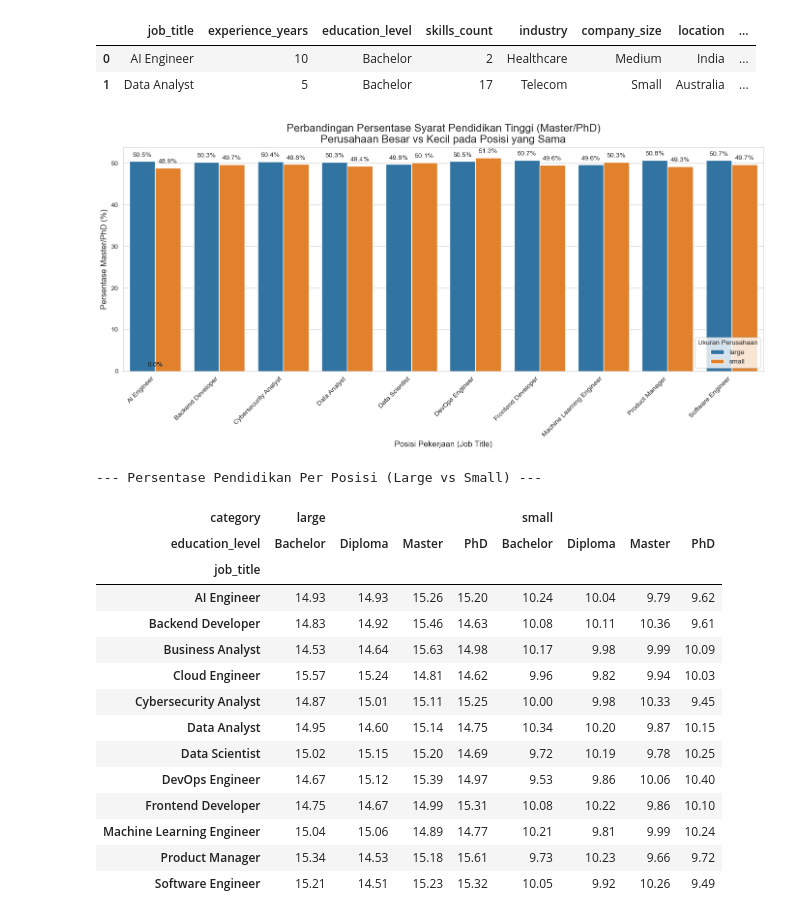
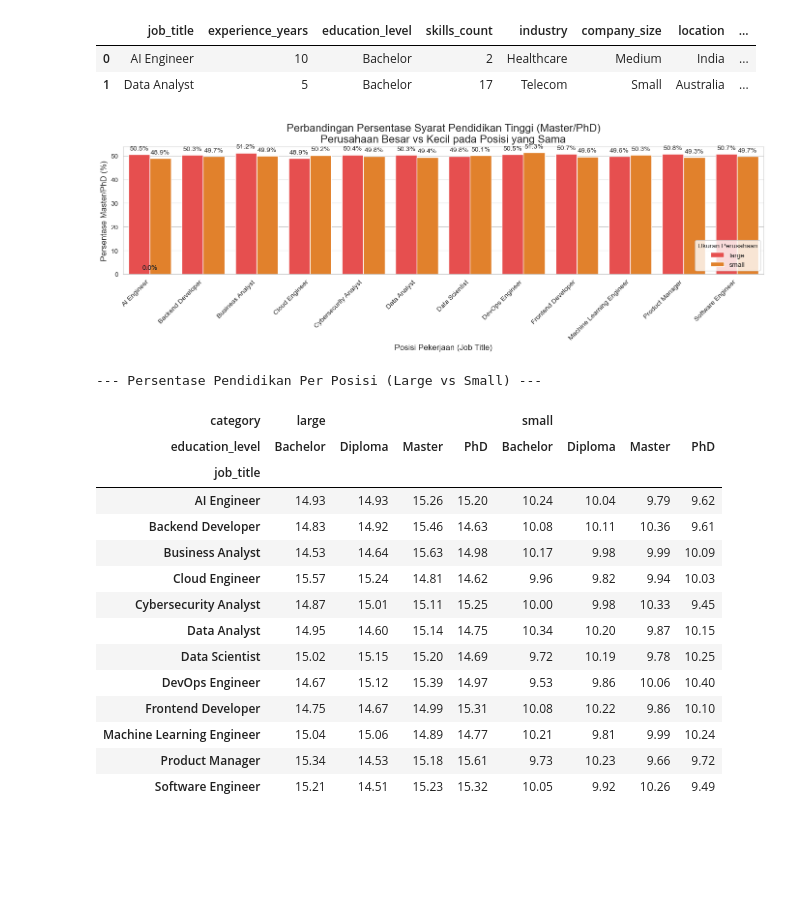
Before and after one commit to HafidzAfrieno/Project-Data-Analyst-Part-1, a Jupyter notebook: job_salary_analyst.ipynb, the cells around one changed output. Cells and saved outputs as stored; diff of their text form; code cells hidden in the pictures; blank space fills up the shorter version.

```diff
--- a/job_salary_analyst.ipynb
+++ b/job_salary_analyst.ipynb
@@ -360,71 +360,45 @@ df.head(2)
 # soal nomor 3
 # 3.Apakah perusahaan besar (Large) cenderung mensyaratkan education_level yang lebih tinggi dibandingkan perusahaan kecil (Small) untuk posisi yang sama?
 data = df[['industry','education_level','salary','job_title']].copy()
-
 data_indusrty = data.groupby('industry')['salary'].mean()
 mean_salary_industry = data_indusrty.mean()
 big_industry = data_indusrty[data_indusrty > mean_salary_industry].index
-#
+#filter industri
 data['category'] = 'small'
 data.loc[data['industry'].isin(big_industry),'category'] = 'large'
 # #filter education level
 collage = ['Bachelor', 'PhD','Diploma', 'Master']
 data_filtered = data[data['education_level'].isin(collage)].copy()
 # #ambil value
 top_jobs = data_filtered['job_title'].value_counts().index
 data_topJobs = data_filtered[data_filtered['job_title'].isin(top_jobs)]
 perbandingan_posisi = (pd.crosstab(index=data_topJobs['job_title'],columns=[data_topJobs['category'],data_topJobs['education_level']],normalize='index') * 100).round(2)
-
-
-
-
-
-# 1. Menentukan indikator "Pendidikan Lebih Tinggi" (Master & PhD)
 # Kita buat kolom baru yang menandai apakah seseorang memiliki pendidikan tinggi
 data_topJobs['High_Edu'] = data_topJobs['education_level'].apply(lambda x: 1 if x in ['Master', 'PhD'] else 0)
-
-# 2. Menghitung rata-rata (persentase) pendidikan tinggi per posisi dan kategori
 # Kita ambil top 10 posisi agar grafik tetap bersih
 top_10_list = data_filtered['job_title'].value_counts().head(10).index
-plot_data = data_topJobs[data_topJobs['job_title'].isin(top_10_list)]
+plot_data = data_topJobs[data_topJobs['job_title'].isin(top_jobs)]
 plot_data = plot_data.groupby(['job_title', 'category'])['High_Edu'].mean().reset_index()
 plot_data['Percentage (%)'] = plot_data['High_Edu'] * 100
-
 # 3. Membuat Visualisasi
-plt.figure(figsize=(14, 7))
+plt.figure(figsize=(14,5))
 sns.set_style("whitegrid")
-
-ax = sns.barplot(
-    data=plot_data,
-    x='job_title',
-    y='Percentage (%)',
-    hue='category',
-    palette={'large': '#1f77b4', 'small': '#ff7f0e'}
-)
-
-# Menambahkan Label dan Judul
+ax = sns.barplot(data=plot_data, x='job_title', y='Percentage (%)',  hue='category', palette={'large': "#ff3636", 'small': '#ff7f0e'})
 plt.title('Perbandingan Persentase Syarat Pendidikan Tinggi (Master/PhD)\nPerusahaan Besar vs Kecil pada Posisi yang Sama', fontsize=16)
 plt.xlabel('Posisi Pekerjaan (Job Title)', fontsize=12)
 plt.ylabel('Persentase Master/PhD (%)', fontsize=12)
 plt.xticks(rotation=45, ha='right')
 plt.legend(title='Ukuran Perusahaan')
-
 # Menampilkan angka persentase di atas setiap batang
 for p in ax.patches:
-    ax.annotate(format(p.get_height(), '.1f') + '%',
-                   (p.get_x() + p.get_width() / 2., p.get_height()),
-                   ha = 'center', va = 'center',
-                   xytext = (0, 9),
-                   textcoords = 'offset points',
-                   fontsize=10)
-
+    ax.annotate(format(p.get_height(), '.1f') + '%', (p.get_x() + p.get_width() / 2., p.get_height()), ha = 'center', va = 'center', xytext = (0, 9), textcoords = 'offset points',fontsize=10)
 plt.tight_layout()
 plt.show()
 
 print("--- Persentase Pendidikan Per Posisi (Large vs Small) ---")
 perbandingan_posisi
 # %% [output]
-[figure, old version]
+[figure, new version]
 --- Persentase Pendidikan Per Posisi (Large vs Small) ---
 | category | large |  |  |  | small |  |  |  |
 | education_level | Bachelor | Diploma | Master | PhD | Bachelor | Diploma | Master | PhD |
```
Also changed, not shown: parts of 3 cells of this notebook.
